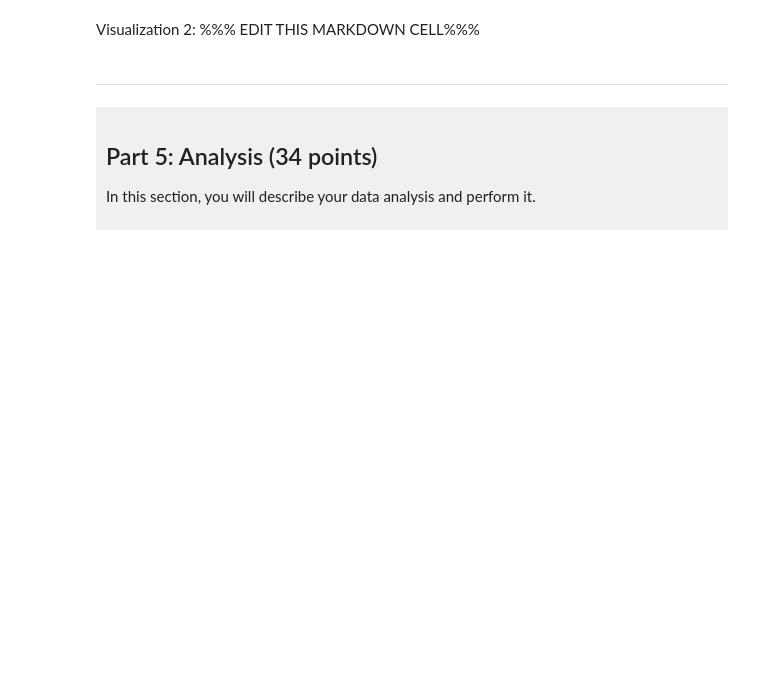
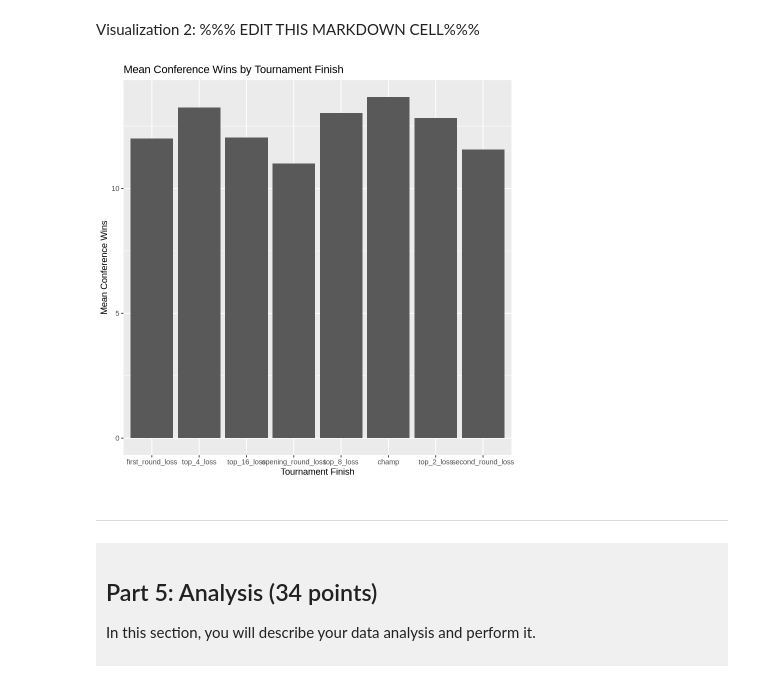
Before and after one commit to MasterJJshen/dsci-100-project-zhiheng-shao, a Jupyter notebook: dsci-100-project-notebook.ipynb, the cells around one changed output. Saved outputs shown, nothing was run; the diff lists cells and outputs as text; code cells hidden in the pictures; blank space fills up the shorter version.

```diff
--- a/dsci-100-project-notebook.ipynb
+++ b/dsci-100-project-notebook.ipynb
@@ -276,4 +301,7 @@ You will refine your research question (if needed) and produce a tidy data set.
 - Show the outputted table.
 </div>
 # %%
-### EDIT THIS CODE CELL ###
+mean_wins_by_finish <- class_data|>
+    group_by(tourney_finish)|>
+    summarize(mean_conf_wins = mean(conf_wins, na.rm=TRUE))
+mean_wins_by_finish
@@ -317,7 +386,16 @@ Visualization 1: %%% EDIT THIS MARKDOWN CELL%%%
 # %% [markdown]
 Visualization 2: %%% EDIT THIS MARKDOWN CELL%%%
 # %%
-### EDIT THIS CODE CELL FOR VISUALIZATION 2###
+ggplot(mean_wins_by_finish,
+       aes(x = tourney_finish, y = mean_conf_wins)) +
+    geom_bar(stat = "identity") +
+    labs(
+        title = "Mean Conference Wins by Tournament Finish",
+        x = "Tournament Finish",
+        y = "Mean Conference Wins"
+    )
+# %% [output]
+[figure, added]
 # %% [markdown]
 ------
 # %% [markdown]
```
Also changed, not shown: parts of 7 cells of this notebook.
